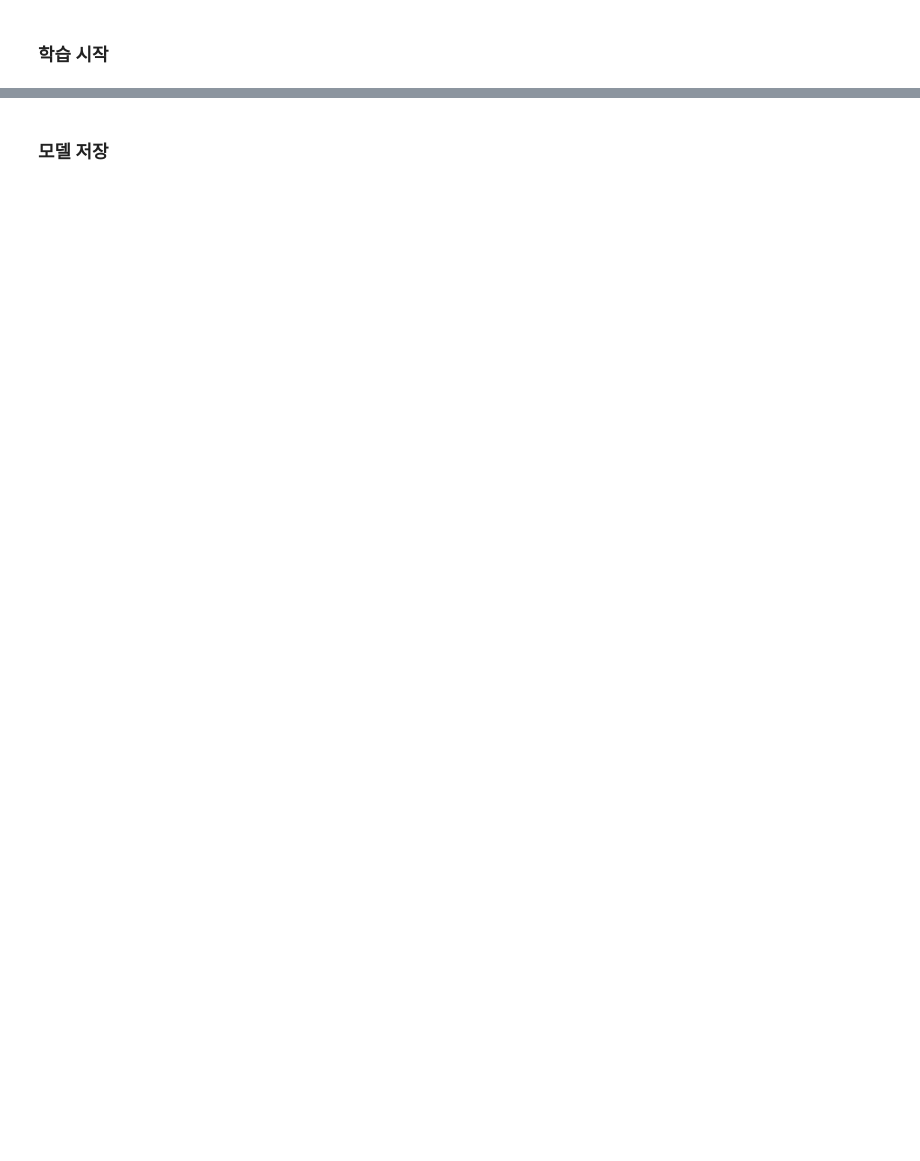
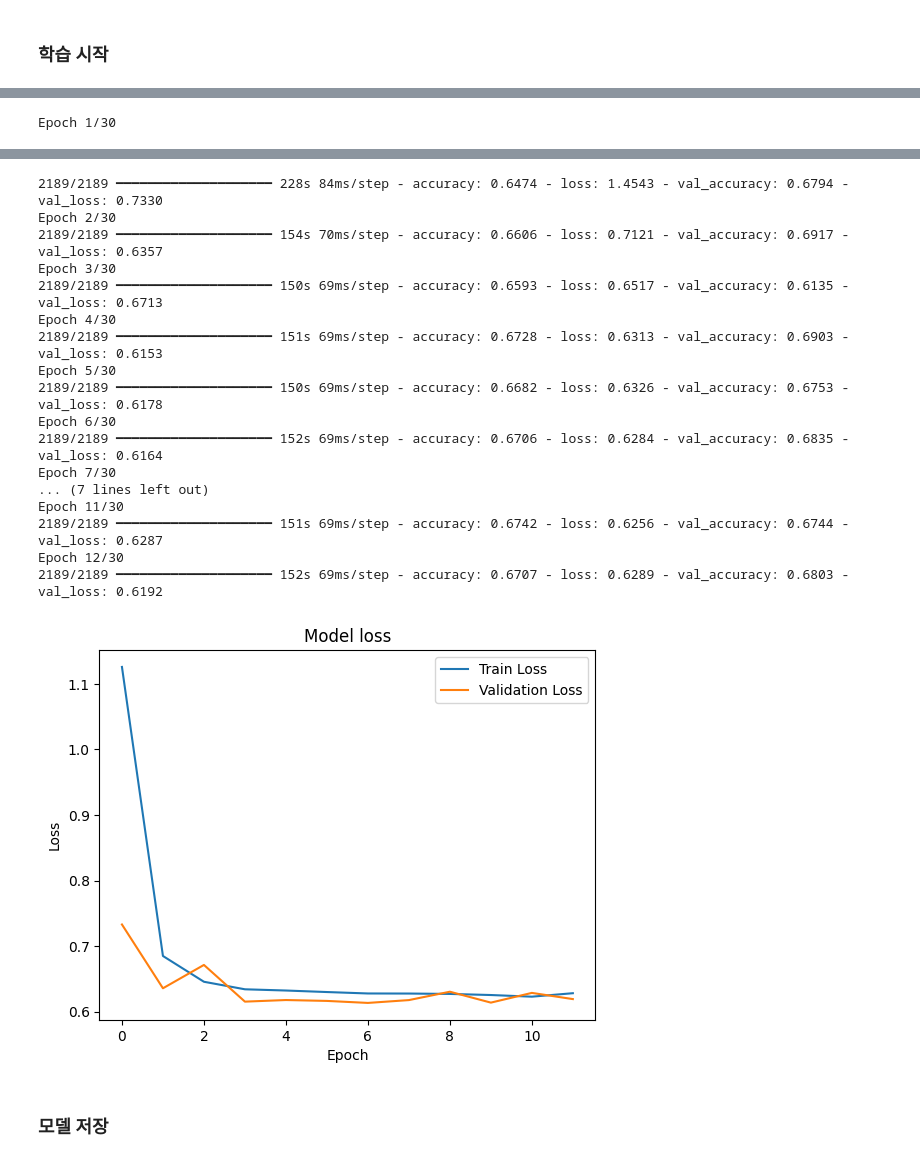
Before and after one commit to haeun161/AI_Detector, a Jupyter notebook: Efficientnetb6_baseline2.ipynb, the cells around one changed output, grey strips where cells are left out. Saved outputs shown, nothing was run; the diff lists cells and outputs as text; code cells hidden in the pictures; blank space fills up the shorter version.

```diff
--- a/Efficientnetb6_baseline1.ipynb
+++ b/Efficientnetb6_baseline2.ipynb
@@ -409,9 +408,9 @@ from tensorflow.keras.applications.efficientnet import preprocess_input
 CONFIGURATION = {
     "BATCH_SIZE": 4,
     "IM_SIZE": 528,
-    "LEARNING_RATE": 1e-3,
-    "N_EPOCHS": 20,
-    "DROPOUT_RATE": 0.01, #일반적으로 0.2~0.5
+    "LEARNING_RATE": 1e-4,
+    "N_EPOCHS": 30,
+    "DROPOUT_RATE": 0.1, #일반적으로 0.2~0.5
     "REGULARIZATION_RATE": 0.001,
     "N_DENSE_1": 1024,
     "NUM_CLASSES": 2,
@@ -527,0 +496,29 @@ Epoch 3/20
+# %%
+#모델 컴파일
+model.compile(optimizer=Adam(learning_rate=CONFIGURATION["LEARNING_RATE"]),
+              loss='binary_crossentropy',  #이진 분류에 적합한 손실 함수
+              metrics=['accuracy'])
+#조기멈춤 도입
+early_stopping = EarlyStopping(monitor='val_loss', #accuracy
+                               patience=5,           #N번의 에폭 동안 개선이 없으면 중단
+                               restore_best_weights=True)  #중단된 지점에서 최적의 가중치로 복원
+
+#모델 학습
+history = model.fit(
+    train_dataset,
+    validation_data=val_dataset,
+    epochs=CONFIGURATION["N_EPOCHS"],
+    verbose=1,
+    callbacks=[early_stopping]  # EarlyStopping 콜백 추가
+)
+
+#학습 과정 시각화
+plt.plot(history.history['loss'], label='train_loss')
+plt.plot(history.history['val_loss'], label='val_loss')
+plt.title('Model loss')
+plt.xlabel('Epoch')
+plt.ylabel('Loss')
+plt.legend(['Train Loss', 'Validation Loss'])
+plt.show()
+# %% [output]
+Epoch 1/30
@@ -528,3 +526,21 @@ Epoch 3/20
+2189/2189 ━━━━━━━━━━━━━━━━━━━━ 228s 84ms/step - accuracy: 0.6474 - loss: 1.4543 - val_accuracy: 0.6794 - val_loss: 0.7330
+Epoch 2/30
+2189/2189 ━━━━━━━━━━━━━━━━━━━━ 154s 70ms/step - accuracy: 0.6606 - loss: 0.7121 - val_accuracy: 0.6917 - val_loss: 0.6357
+Epoch 3/30
+2189/2189 ━━━━━━━━━━━━━━━━━━━━ 150s 69ms/step - accuracy: 0.6593 - loss: 0.6517 - val_accuracy: 0.6135 - val_loss: 0.6713
+Epoch 4/30
+2189/2189 ━━━━━━━━━━━━━━━━━━━━ 151s 69ms/step - accuracy: 0.6728 - loss: 0.6313 - val_accuracy: 0.6903 - val_loss: 0.6153
+Epoch 5/30
+2189/2189 ━━━━━━━━━━━━━━━━━━━━ 150s 69ms/step - accuracy: 0.6682 - loss: 0.6326 - val_accuracy: 0.6753 - val_loss: 0.6178
+Epoch 6/30
+2189/2189 ━━━━━━━━━━━━━━━━━━━━ 152s 69ms/step - accuracy: 0.6706 - loss: 0.6284 - val_accuracy: 0.6835 - val_loss: 0.6164
+Epoch 7/30
+... (7 lines left out)
+Epoch 11/30
+2189/2189 ━━━━━━━━━━━━━━━━━━━━ 151s 69ms/step - accuracy: 0.6742 - loss: 0.6256 - val_accuracy: 0.6744 - val_loss: 0.6287
+Epoch 12/30
+2189/2189 ━━━━━━━━━━━━━━━━━━━━ 152s 69ms/step - accuracy: 0.6707 - loss: 0.6289 - val_accuracy: 0.6803 - val_loss: 0.6192
+[figure, added]
 # %% [markdown]
 ### 모델 저장
 # %%
```
Also changed, not shown: parts of 23 cells of this notebook, 8 other files.
